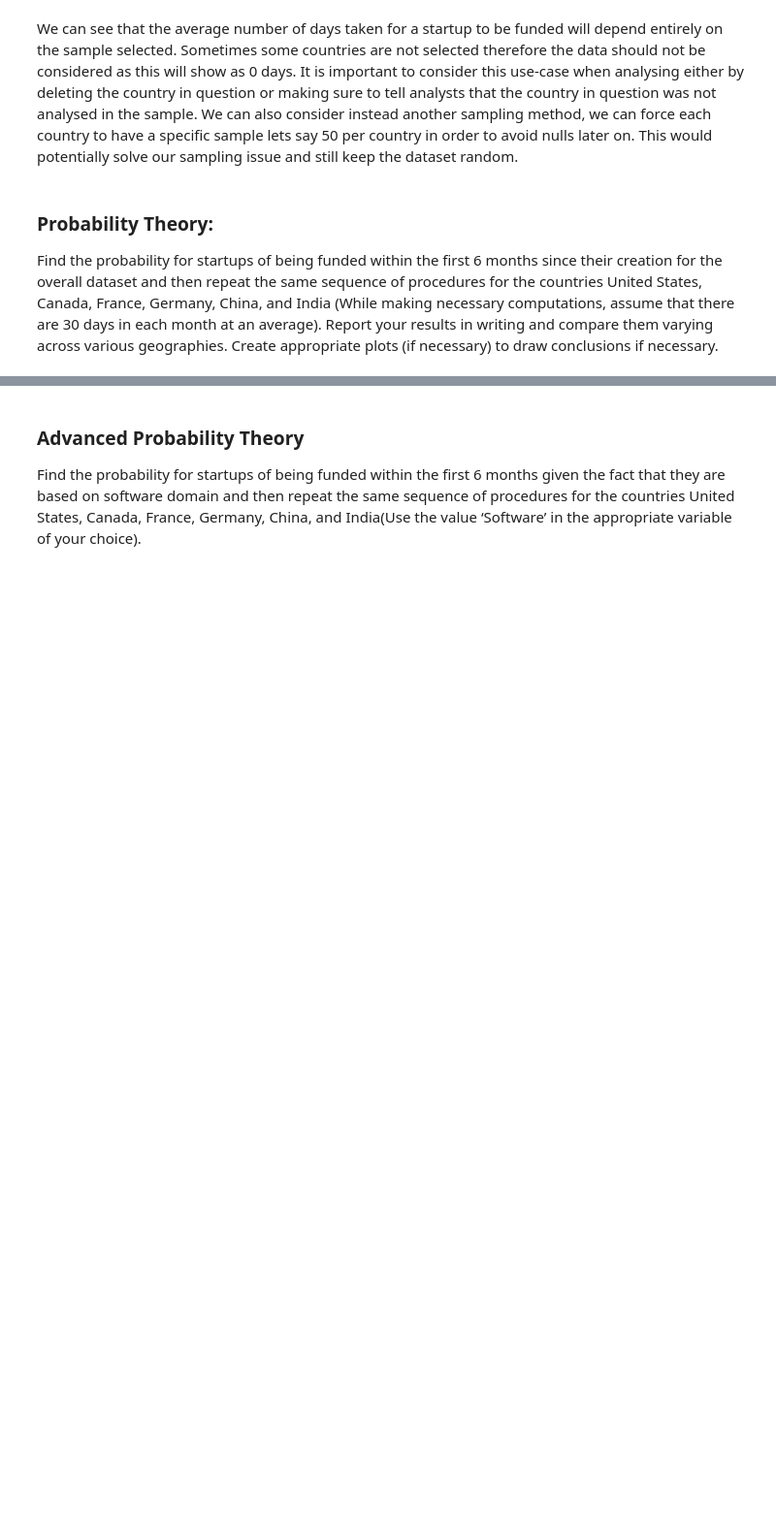
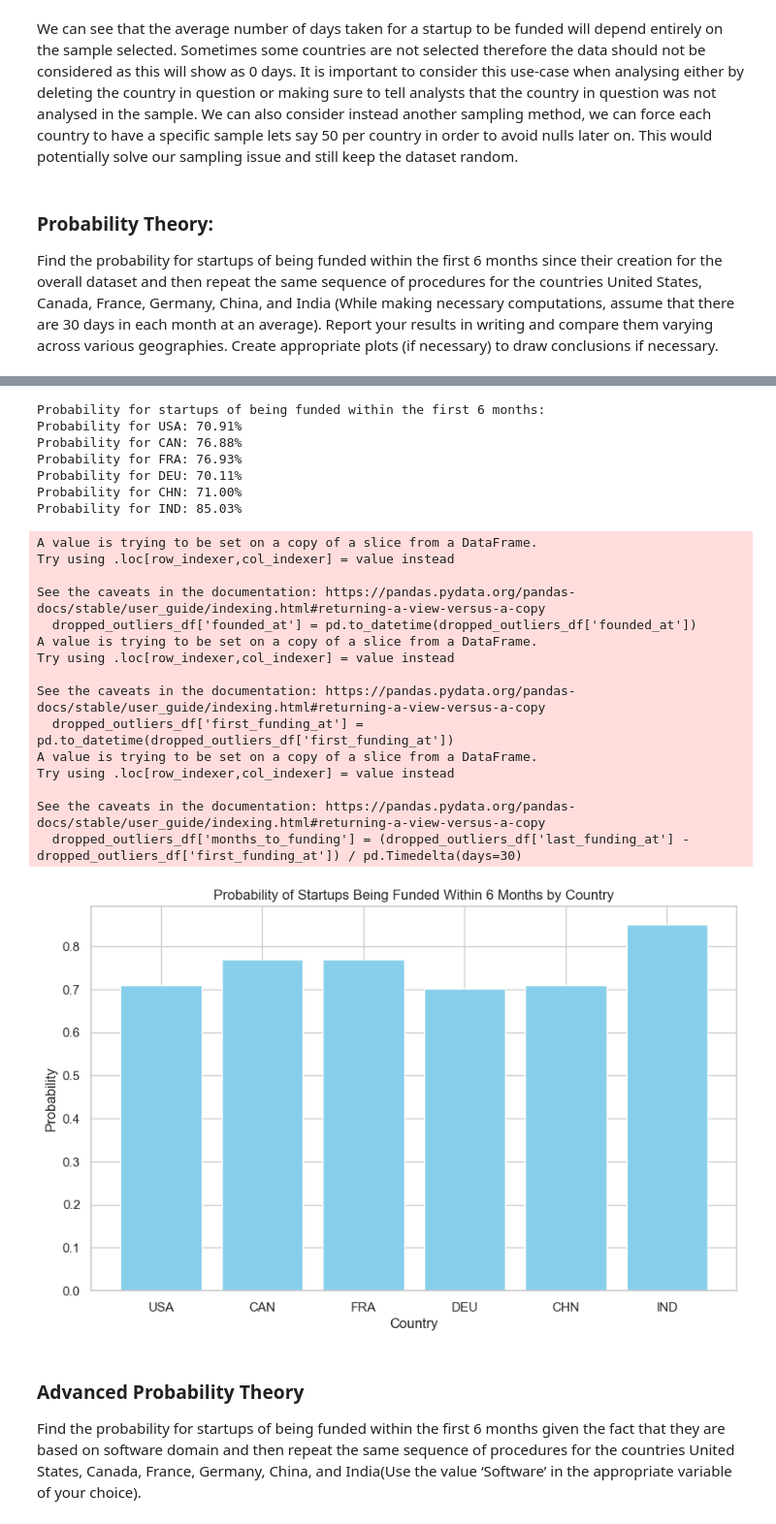
Before and after one commit to elenagin/Radiance-Group-Consulting, a Jupyter notebook: radiance_group_ginebra.ipynb, the cells around one changed output, grey strips where cells are left out. Shown at 97% size. Cells and saved outputs as stored; diff of their text form; code cells hidden in the pictures; blank space fills up the shorter version.

```diff
--- a/radiance_group_ginebra.ipynb
+++ b/radiance_group_ginebra.ipynb
@@ -447,3 +335,55 @@ See the caveats in the documentation: https://pandas.pydata.org/pandas-docs/stab
+# %%
+print("Probability for startups of being funded within the first 6 months:")
+dropped_outliers_df = drop_outliers(df, 'funding_total_usd')
+dropped_outliers_df['founded_at'] = pd.to_datetime(dropped_outliers_df['founded_at'])
+dropped_outliers_df['first_funding_at'] = pd.to_datetime(dropped_outliers_df['first_funding_at'])
+dropped_outliers_df['months_to_funding'] = (dropped_outliers_df['last_funding_at'] - dropped_outliers_df['first_funding_at']) / pd.Timedelta(days=30)
+within_6_months = (dropped_outliers_df['months_to_funding'] <= 6)
+overall_probability = within_6_months.mean()
+
+# Repeat the process for each specified country
+countries = ['USA', 'CAN', 'FRA', 'DEU', 'CHN', 'IND']
+country_probabilities = {}
+for country in countries:
+    country_df = dropped_outliers_df[dropped_outliers_df['country_code'] == country]
+    country_probability = (country_df['months_to_funding'] <= 6).mean()
+    country_probabilities[country] = country_probability
+    print("Probability for {}: {:.2%}".format(country, country_probability))
+
+# Extracting countries and their corresponding probabilities
+countries = list(country_probabilities.keys())
+probabilities = list(country_probabilities.values())
+
+plt.figure(figsize=(10, 6))
+plt.bar(countries, probabilities, color='skyblue')
+plt.title('Probability of Startups Being Funded Within 6 Months by Country')
+plt.xlabel('Country')
+plt.ylabel('Probability')
+plt.show()
+# %% [output]
+Probability for startups of being funded within the first 6 months:
+Probability for USA: 70.91%
+Probability for CAN: 76.88%
+Probability for FRA: 76.93%
+Probability for DEU: 70.11%
+Probability for CHN: 71.00%
+Probability for IND: 85.03%
+A value is trying to be set on a copy of a slice from a DataFrame.
+Try using .loc[row_indexer,col_indexer] = value instead
+
+See the caveats in the documentation: https://pandas.pydata.org/pandas-docs/stable/user_guide/indexing.html#returning-a-view-versus-a-copy
+  dropped_outliers_df['founded_at'] = pd.to_datetime(dropped_outliers_df['founded_at'])
+A value is trying to be set on a copy of a slice from a DataFrame.
+Try using .loc[row_indexer,col_indexer] = value instead
+
+See the caveats in the documentation: https://pandas.pydata.org/pandas-docs/stable/user_guide/indexing.html#returning-a-view-versus-a-copy
+  dropped_outliers_df['first_funding_at'] = pd.to_datetime(dropped_outliers_df['first_funding_at'])
+A value is trying to be set on a copy of a slice from a DataFrame.
+Try using .loc[row_indexer,col_indexer] = value instead
+
+See the caveats in the documentation: https://pandas.pydata.org/pandas-docs/stable/user_guide/indexing.html#returning-a-view-versus-a-copy
+  dropped_outliers_df['months_to_funding'] = (dropped_outliers_df['last_funding_at'] - dropped_outliers_df['first_funding_at']) / pd.Timedelta(days=30)
+[figure, added]
 # %% [markdown]
 ### Advanced Probability Theory
 Find the probability for startups of being funded within the first 6 months given the fact that they are based on software domain and then repeat the same sequence of procedures for the countries United States, Canada, France, Germany, China, and India(Use the value ‘Software’ in the appropriate variable of your choice).
```
Also changed, not shown: parts of 1 cell of this notebook.
